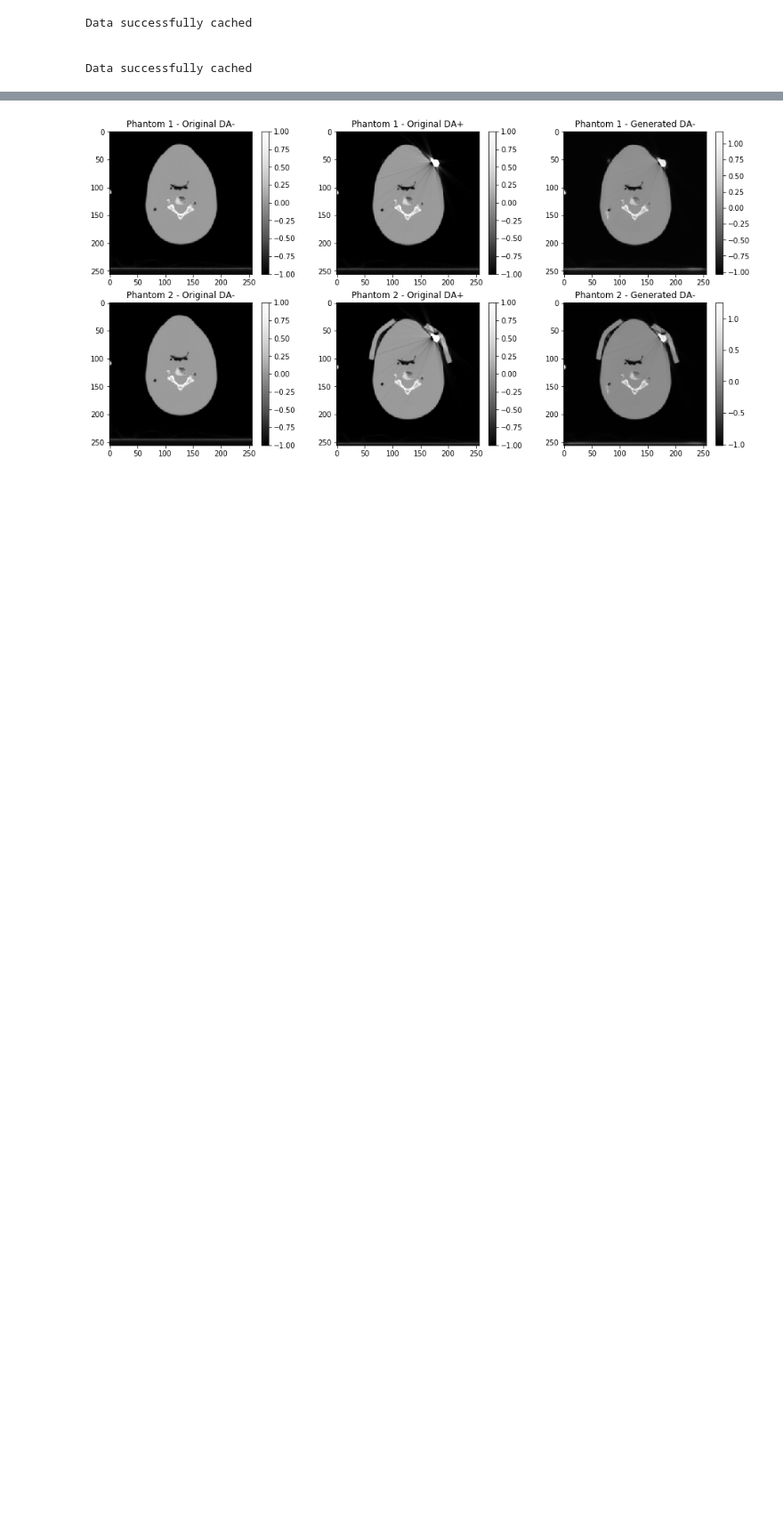
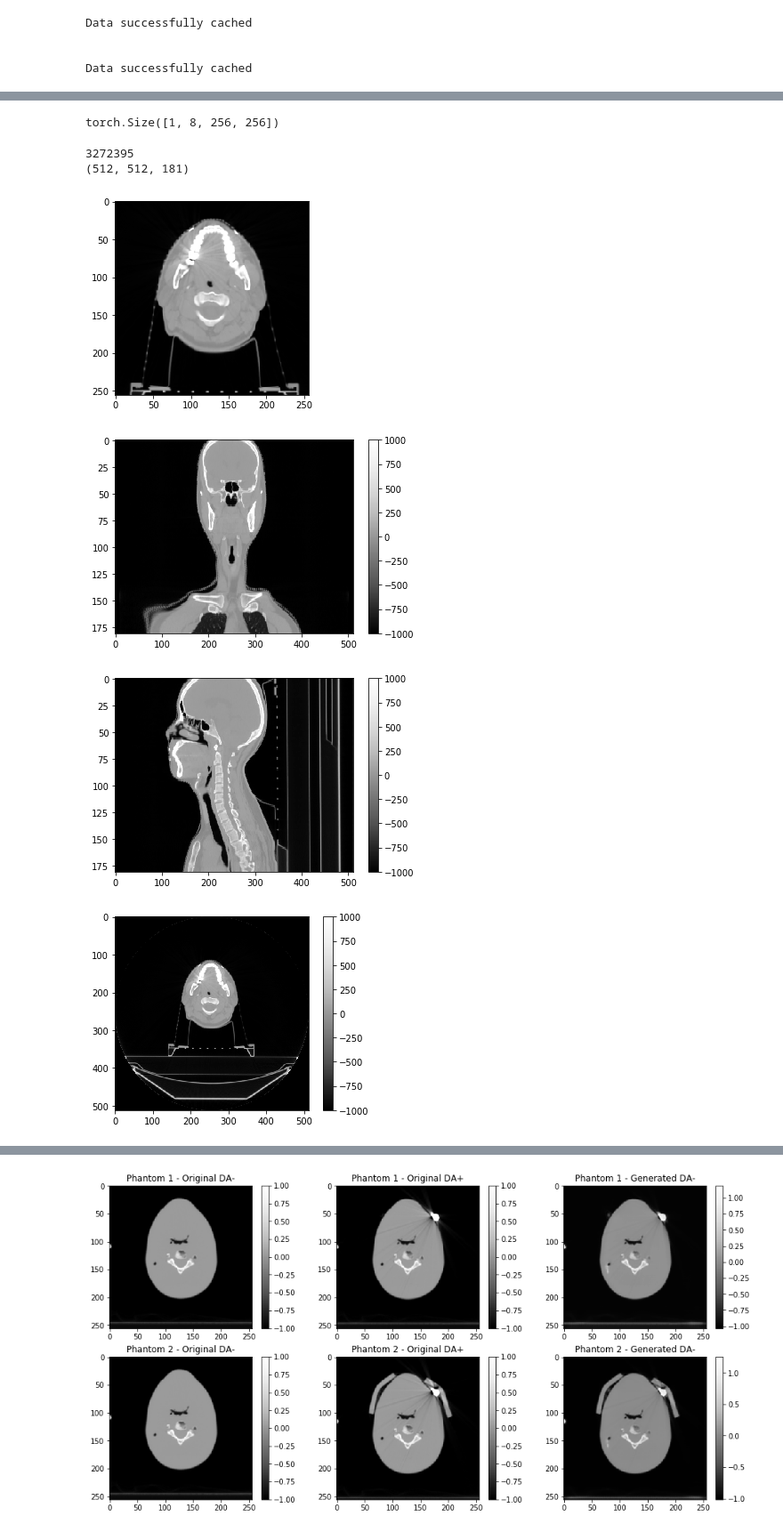
Before and after one commit to carrowsm/ArtifactNet, a Jupyter notebook: scripts/sample_plotting.ipynb, the cells around one changed output, grey strips where cells are left out. Shown at 89% size. Saved outputs shown, nothing was run; the diff lists cells and outputs as text; code cells hidden in the pictures; blank space fills up the shorter version.

Commit message:
update generation script to create radcure test images

```diff
--- a/scripts/sample_plotting.ipynb
+++ b/scripts/sample_plotting.ipynb
@@ -117,0 +137,4 @@ plt.show()
+# %%
+trg1X.shape
+# %% [output]
+torch.Size([1, 8, 256, 256])
@@ -117,0 +148,35 @@ plt.show()
+# %%
+### Load recreated image
+img = sitk.ReadImage(f"{patient_id}.nrrd")
+ximg = sitk.GetArrayFromImage(img)
+
+print(patient_id)
+print(img.GetSize())
+# %% [output]
+3272395
+(512, 512, 181)
+# %%
+%matplotlib inline
+plt.figure()
+plt.imshow(trg1X.reshape(8, 256, 256).numpy()[4, :, :], aspect='equal', cmap=cm)
+plt.show()
+
+plt.figure()
+plt.imshow(ximg[::-1, 190, :], aspect='auto', cmap=cm)
+plt.colorbar()
+plt.show()
+
+plt.figure()
+plt.imshow(ximg[::-1, :, 256], aspect='auto', cmap=cm)
+plt.colorbar()
+plt.show()
+
+plt.figure()
+plt.imshow(ximg[108, :, :], aspect='equal', cmap=cm)
+plt.colorbar()
+plt.show()
+# %% [output]
+[figure, added]
+[figure, added]
+[figure, added]
+[figure, added]
```
Also changed, not shown: parts of 9 cells of this notebook, 2 other files.
